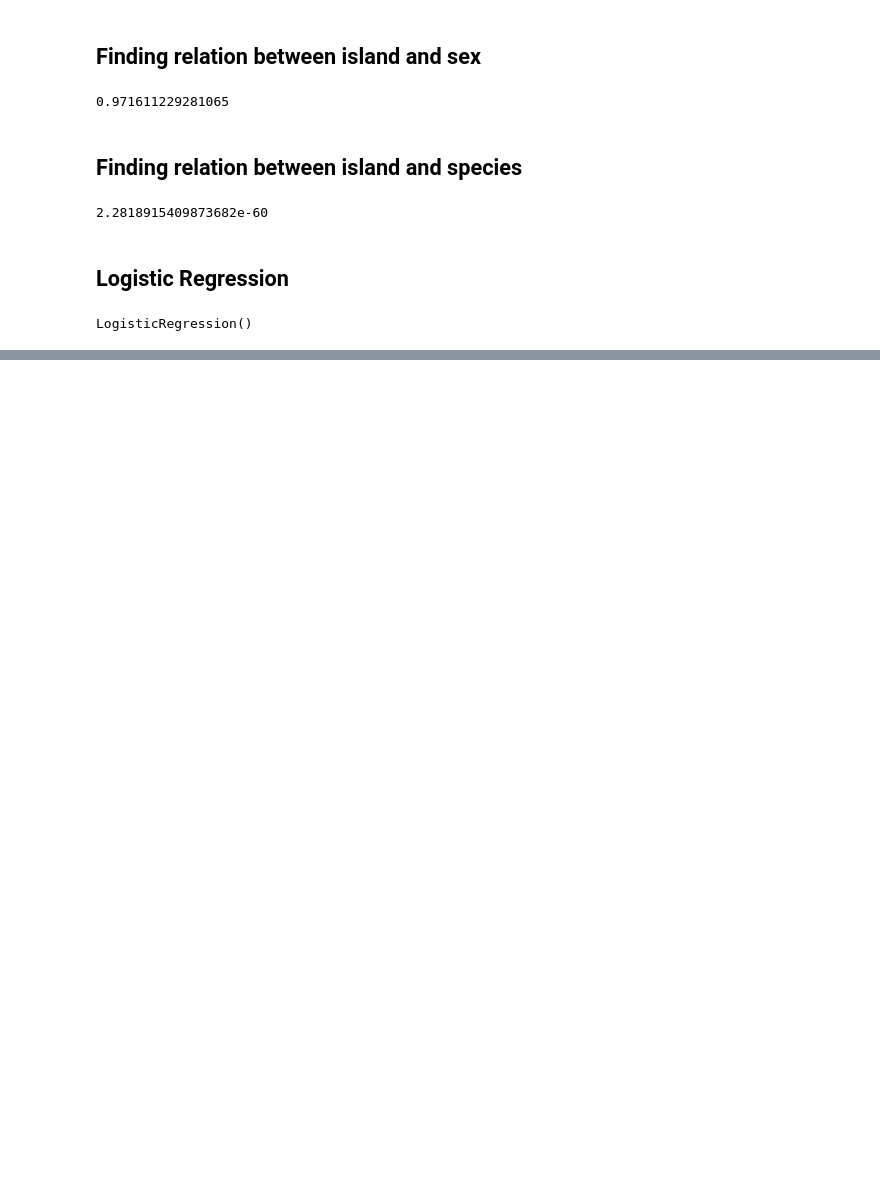
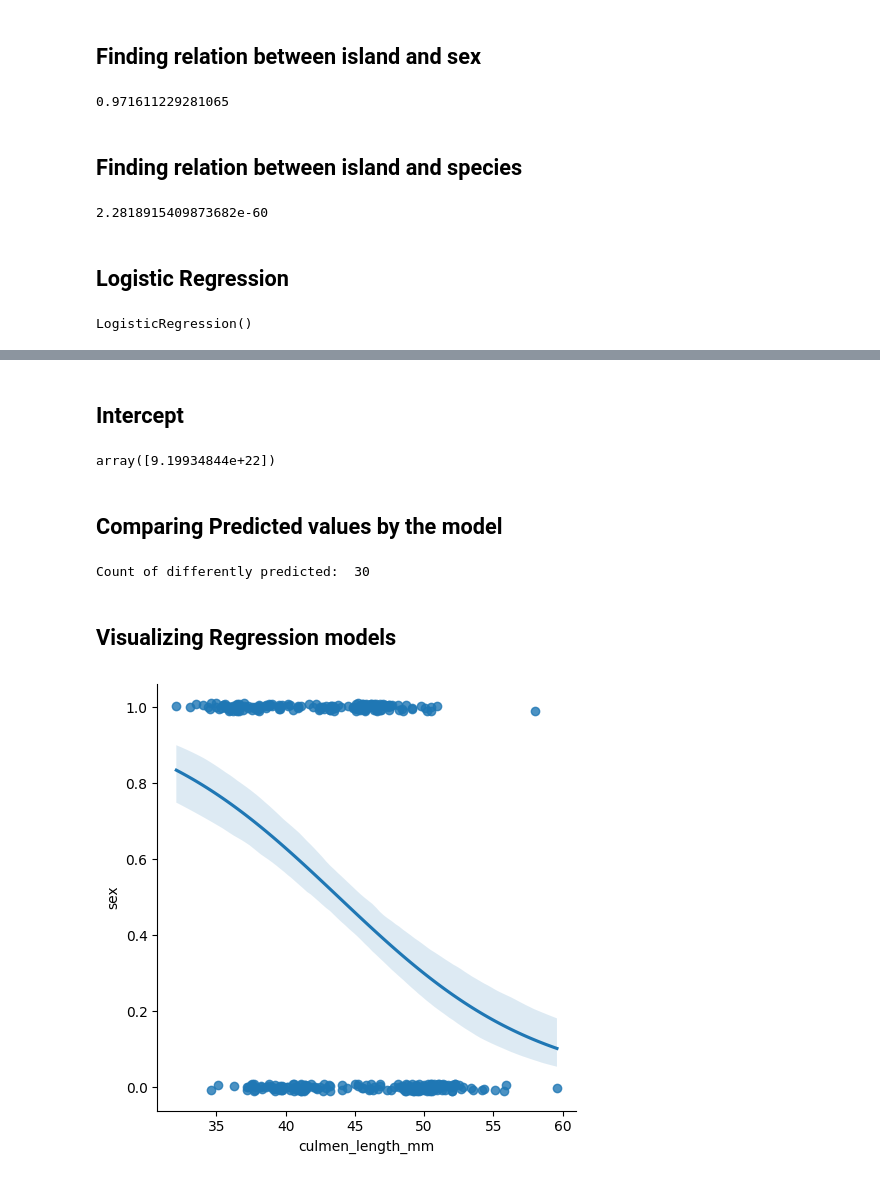
Before and after one commit to SivaVijaya/Machine_Learning, a Jupyter notebook: notebook4b74093092.ipynb, the cells around one changed output, grey strips where cells are left out. Saved outputs shown, nothing was run; the diff lists cells and outputs as text; code cells hidden in the pictures; blank space fills up the shorter version.

Commit message:
Kaggle Notebook | Logistic Regression on Penguins Dataset | Version 3

```diff
--- a/notebook4b74093092.ipynb
+++ b/notebook4b74093092.ipynb
@@ -220,0 +219,27 @@ print(odds)
+# %% [markdown]
+## Intercept
+# %%
+log_intcpt = logr.intercept_
+intcpt = np.exp(log_intcpt)
+intcpt
+# %% [output]
+array([9.19934844e+22])
+# %% [markdown]
+## Comparing Predicted values by the model
+# %%
+predicted = logr.predict(X)
+
+l1, l2  = df['sex'], predicted
+
+count = sum(a != b for a, b in zip(l1,l2))
+
+print("Count of differently predicted: ", count)
+# %% [output]
+Count of differently predicted:  30
+# %% [markdown]
+## Visualizing Regression models
+# %%
+sns.lmplot(x="culmen_length_mm", y="sex", data=df,
+           logistic=True, y_jitter=.01);
+# %% [output]
+[figure, added]
```
Also changed, not shown: parts of 7 cells of this notebook.
